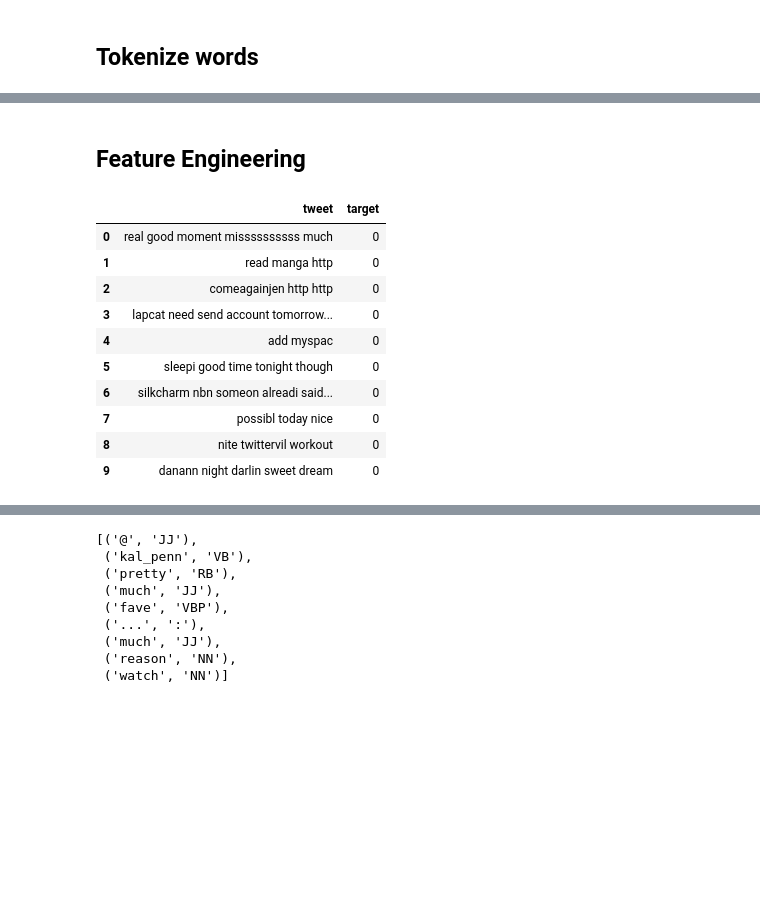
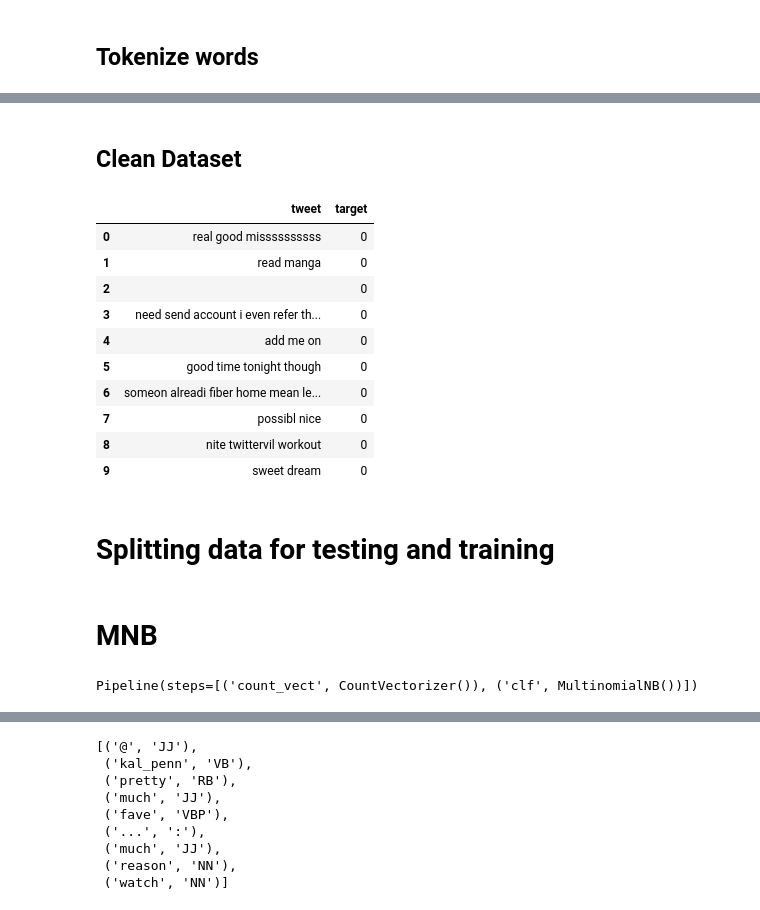
Before and after one commit to BryanEgbert/sentimental_analysis, a Jupyter notebook: main.ipynb, the cells around one changed output, grey strips where cells are left out. Drawn from its saved outputs; the diff is of its cells as text; code cells hidden in the pictures; blank space fills up the shorter version.

```diff
--- a/main.ipynb
+++ b/main.ipynb
@@ -121,55 +94,46 @@ raw_token
-# %% [markdown]
-## Feature Engineering
+# %% [markdown]
+## Clean Dataset
 # %%
 import string
 import re
 stopwords = set(nltk.corpus.stopwords.words('english'))
 
 # token = [WordNetLemmatizer().lemmatize(w) for w in stopwords_removed_token]
 
 def clean_words(words):
     table = str.maketrans('', '', string.punctuation)
+    splitted_words = words.split()
 
-    lower_split = [re.sub(r"#\w+", '', w) for w in word_tokenize(words)]
-    lower_split = [re.sub(r'@\w+', '', w) for w in lower_split]
+    lower_split = [w for w in splitted_words if "@" not in w]
+    lower_split = [w for w in lower_split if "#" not in w]
+    lower_split = [w for w in lower_split if "http" not in w]
+
     lower_split = [w.strip() for w in lower_split]
-
-    lower_split = [re.sub(r'http\S+', '', w) for w in lower_split]
-
     lower_split = [w for w in lower_split if not w.isdigit()]
     lower_split = [w for w in lower_split if w.isalpha()]
 
     lower_split = [w.translate(table) for w in lower_split]
-    # lower_split = [w for w in lower_split if w.isdigit() == False]
+
     stopwords_removed_token = [w for w in lower_split if not w in stopwords]
     token = [PorterStemmer().stem(w) for w in stopwords_removed_token]
 
     token = " ".join(str(x) for x in token)
     return token
 
-clean_df = df
+df['tweet'] = df['tweet'].apply(lambda x: clean_words(x))
 
-
-# for i, row in clean_df.iterrows():
-#     clean_df['tweet'][i] = row['tweet'].lower()
-clean_df['tweet'] = df['tweet'].str.lower()
-# clean_df['tweet'] = df['tweet'].replace(r'@[A-Za-z0-9_]+', '', regex=True)
-# clean_df['tweet'] = df['tweet'].replace(r'#[A-Za-z0-9_]+', '', regex=True)
-
-# print(clean_df['tweet'])
-
-clean_df['tweet'] = clean_df['tweet'].apply(lambda x: clean_words(x))
-
-clean_df.head(10)
+df.head(10)
 # %% [output]
 |  | tweet | target |
-| 0 | real good moment missssssssss much | 0 |
-| 1 | read manga http | 0 |
-| 2 | comeagainjen http http | 0 |
-| 3 | lapcat need send account tomorrow... | 0 |
-| 4 | add myspac | 0 |
-| 5 | sleepi good time tonight though | 0 |
-| 6 | silkcharm nbn someon alreadi said... | 0 |
-| 7 | possibl today nice | 0 |
+| 0 | real good missssssssss | 0 |
+| 1 | read manga | 0 |
+| 2 |  | 0 |
+| 3 | need send account i even refer th... | 0 |
+| 4 | add me on | 0 |
+| 5 | good time tonight though | 0 |
+| 6 | someon alreadi fiber home mean le... | 0 |
+| 7 | possibl nice | 0 |
 | 8 | nite twittervil workout | 0 |
-| 9 | danann night darlin sweet dream | 0 |
+| 9 | sweet dream | 0 |
+# %% [markdown]
+# Splitting data for testing and training
@@ -175,0 +142,12 @@ clean_df.head(10)
+# %% [markdown]
+# MNB
+# %%
+count_vect = CountVectorizer()
+count_mnb_clf = Pipeline([
+    ('count_vect', CountVectorizer()),
+    ('clf', MultinomialNB())
+])
+
+count_mnb_clf.fit(x_train, y_train)
+# %% [output]
+Pipeline(steps=[('count_vect', CountVectorizer()), ('clf', MultinomialNB())])
```
Also changed, not shown: parts of 14 cells of this notebook, 3 other files.
